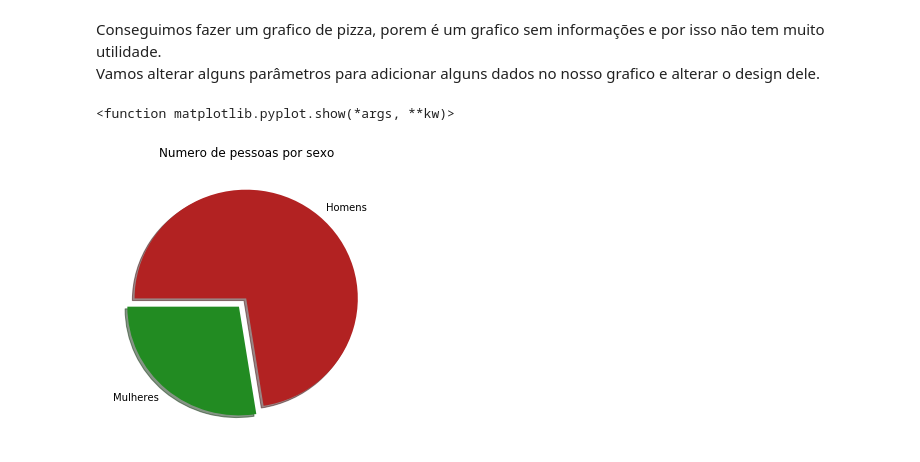
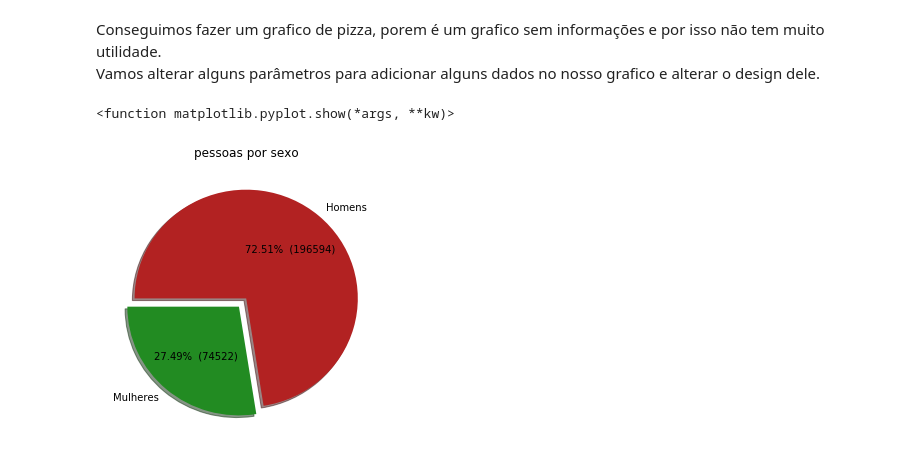
Before and after one commit to samusolva/graficos-matplotlib, a Jupyter notebook: graficos-matplotlib.ipynb, the cells around one changed output. Drawn from its saved outputs; the diff is of its cells as text; code cells hidden in the pictures.

Commit message:
finalizando graficos de pizza e iniciando histograma

```diff
--- a/graficos-matplotlib.ipynb
+++ b/graficos-matplotlib.ipynb
@@ -41,17 +55,17 @@ Vamos alterar alguns parâmetros para adicionar alguns dados no nosso grafico e
 # %%
 plt.figure(figsize=(5, 5))
 #salva valores em uma variavel
 valores = data.ID
 #titulos para o grafico
 titulos = ['Mulheres', 'Homens']
 #alterando para cores
 cor = ['forestgreen', 'firebrick']
 #explosão de um pedaço
 explode = (0.1, 0)
 #plota grafico
-plt.pie(valores, labels=titulos, explode=explode, colors=cor, startangle=180, shadow=True)
-plt.title('Numero de pessoas por sexo')
+plt.pie(valores, labels=titulos, explode=explode, colors=cor, startangle=180, shadow=True, autopct=lambda p : '{:.2f}%  ({:.0f})'.format(p,p * sum(valores)/100))
+plt.title('pessoas por sexo')
 plt.show
 # %% [output]
 <function matplotlib.pyplot.show(*args, **kw)>
-[figure, old version]
+[figure, new version]
```
Also changed, not shown: parts of 9 cells of this notebook.
